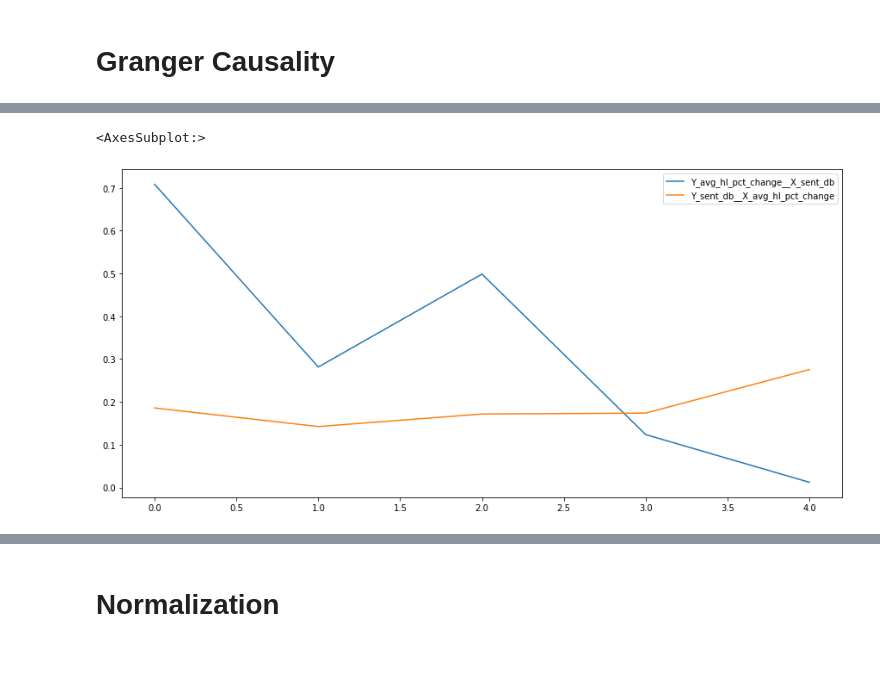
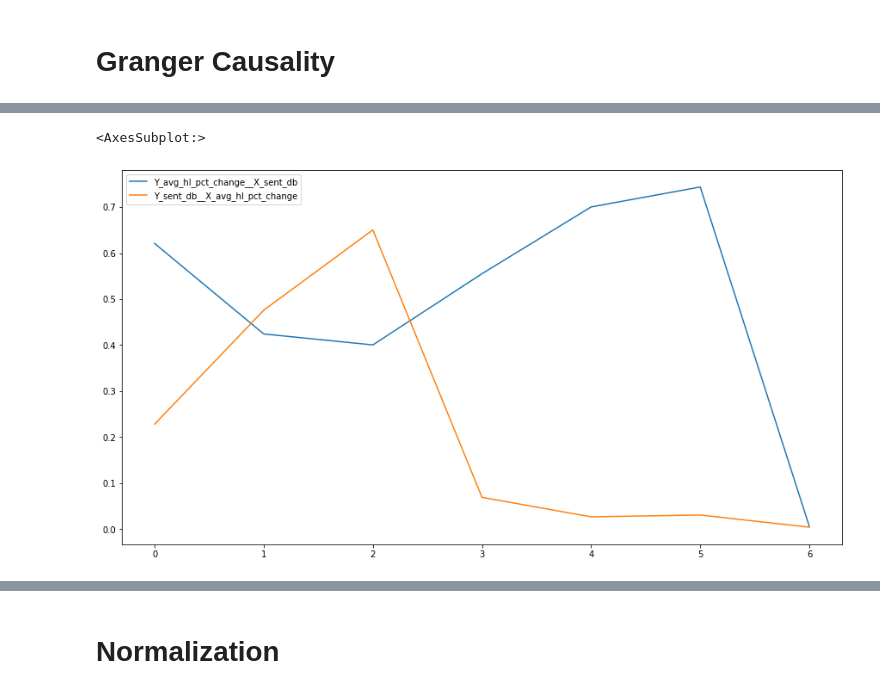
Before and after one commit to VeniJeen/CryptoSent, a Jupyter notebook: SandBox/test.ipynb, the cells around one changed output, grey strips where cells are left out. Saved outputs shown, nothing was run; the diff lists cells and outputs as text; code cells hidden in the pictures; blank space fills up the shorter version.

```diff
--- a/SandBox/test.ipynb
+++ b/SandBox/test.ipynb
@@ -166,5 +91,7 @@ glogg=grangers_causation(inm)
-# %%
-glogg.plot(figsize=(15,7))
-# %% [output]
-<AxesSubplot:>
-[figure, removed]
+# %%
+res=eval.result_processing(top.sent_db,btc.avg_hl,resample_period='d')
+inm=res[['sent_db','avg_hl_pct_change']].dropna()
+eval.get_granger_causality(inm,maxlag=7).plot(figsize=(15,8))
+# %% [output]
+<AxesSubplot:>
+[figure, added]
```
Also changed, not shown: parts of 57 cells of this notebook, 4 other files.
